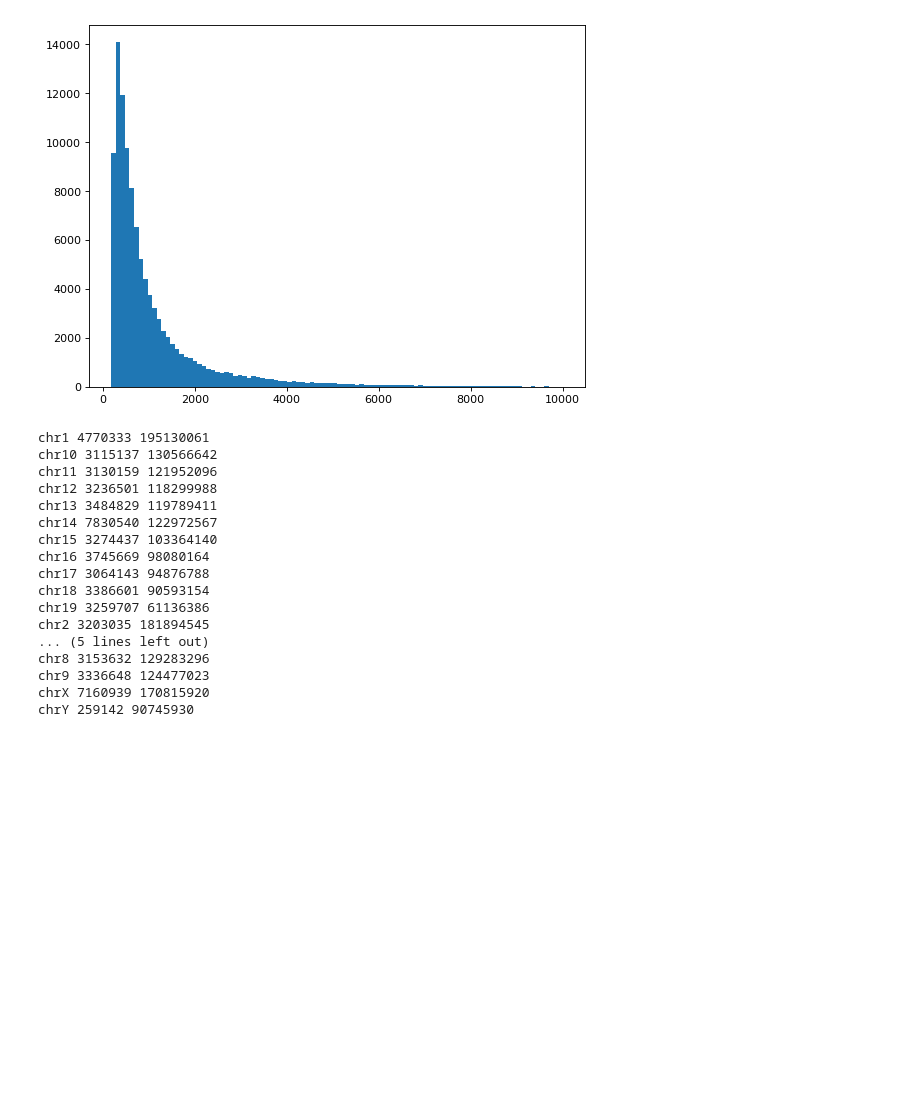
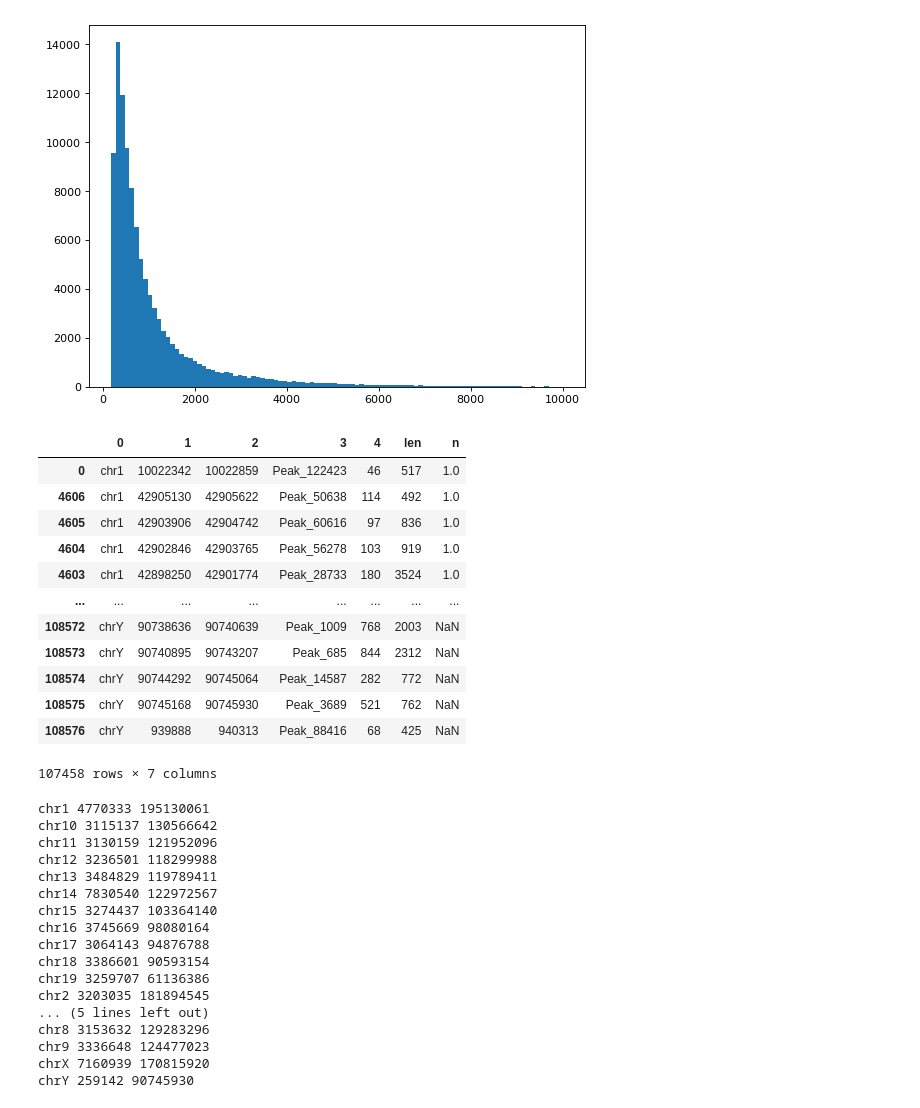
Before and after one commit to Melnikovartem/hse21_H3K36me3_ZDNA_mouse, a Jupyter notebook: src/Untitled.ipynb, the cells around one changed output. Saved outputs shown, nothing was run; the diff lists cells and outputs as text; code cells hidden in the pictures; blank space fills up the shorter version.

```diff
--- a/src/Untitled.ipynb
+++ b/src/Untitled.ipynb
@@ -69,4 +69,23 @@ plt.savefig('../img/' + exp + '_filter.pdf')
 [figure]
 # %%
 df_ENCFF633VDV = df.copy()
+# %%
+df_ENCFF633VDV["n"] = df_ENCFF034WYM[0].apply(lambda x: int(x[3:]) if x[3:].isdigit() else ord(x[3:]))
+df_ENCFF633VDV = df_ENCFF633VDV.sort_values(by = "n")
+# %%
+df_ENCFF633VDV
+# %% [output]
+|  | 0 | 1 | 2 | 3 | 4 | len | n |
+| 0 | chr1 | 10022342 | 10022859 | Peak_122423 | 46 | 517 | 1.0 |
+| 4606 | chr1 | 42905130 | 42905622 | Peak_50638 | 114 | 492 | 1.0 |
+| 4605 | chr1 | 42903906 | 42904742 | Peak_60616 | 97 | 836 | 1.0 |
+| 4604 | chr1 | 42902846 | 42903765 | Peak_56278 | 103 | 919 | 1.0 |
+| 4603 | chr1 | 42898250 | 42901774 | Peak_28733 | 180 | 3524 | 1.0 |
+| ... | ... | ... | ... | ... | ... | ... | ... |
+| 108572 | chrY | 90738636 | 90740639 | Peak_1009 | 768 | 2003 | NaN |
+| 108573 | chrY | 90740895 | 90743207 | Peak_685 | 844 | 2312 | NaN |
+| 108574 | chrY | 90744292 | 90745064 | Peak_14587 | 282 | 772 | NaN |
+| 108575 | chrY | 90745168 | 90745930 | Peak_3689 | 521 | 762 | NaN |
+| 108576 | chrY | 939888 | 940313 | Peak_88416 | 68 | 425 | NaN |
+107458 rows × 7 columns
 # %%
```
Also changed, not shown: parts of 1 cell of this notebook, 2 other files.
